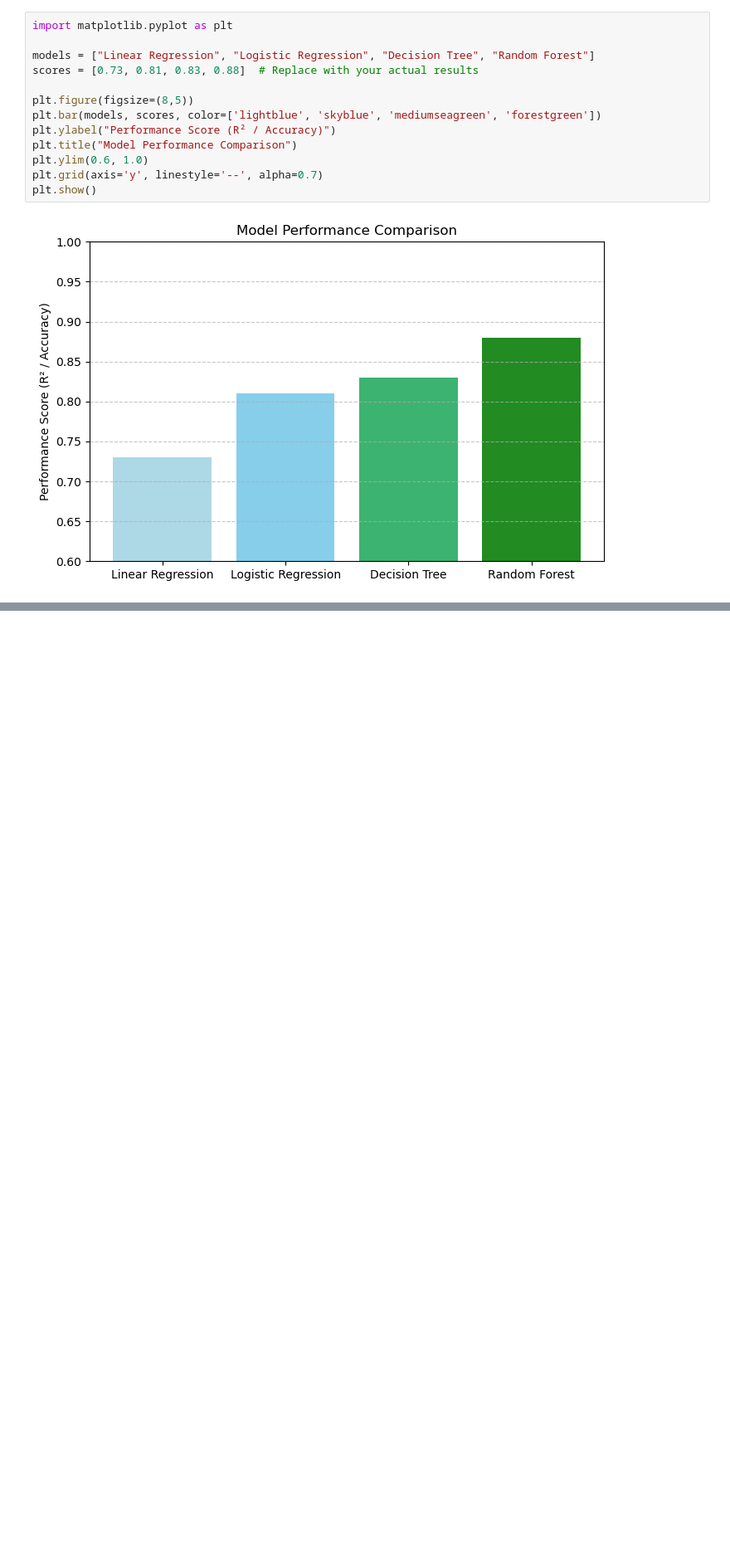
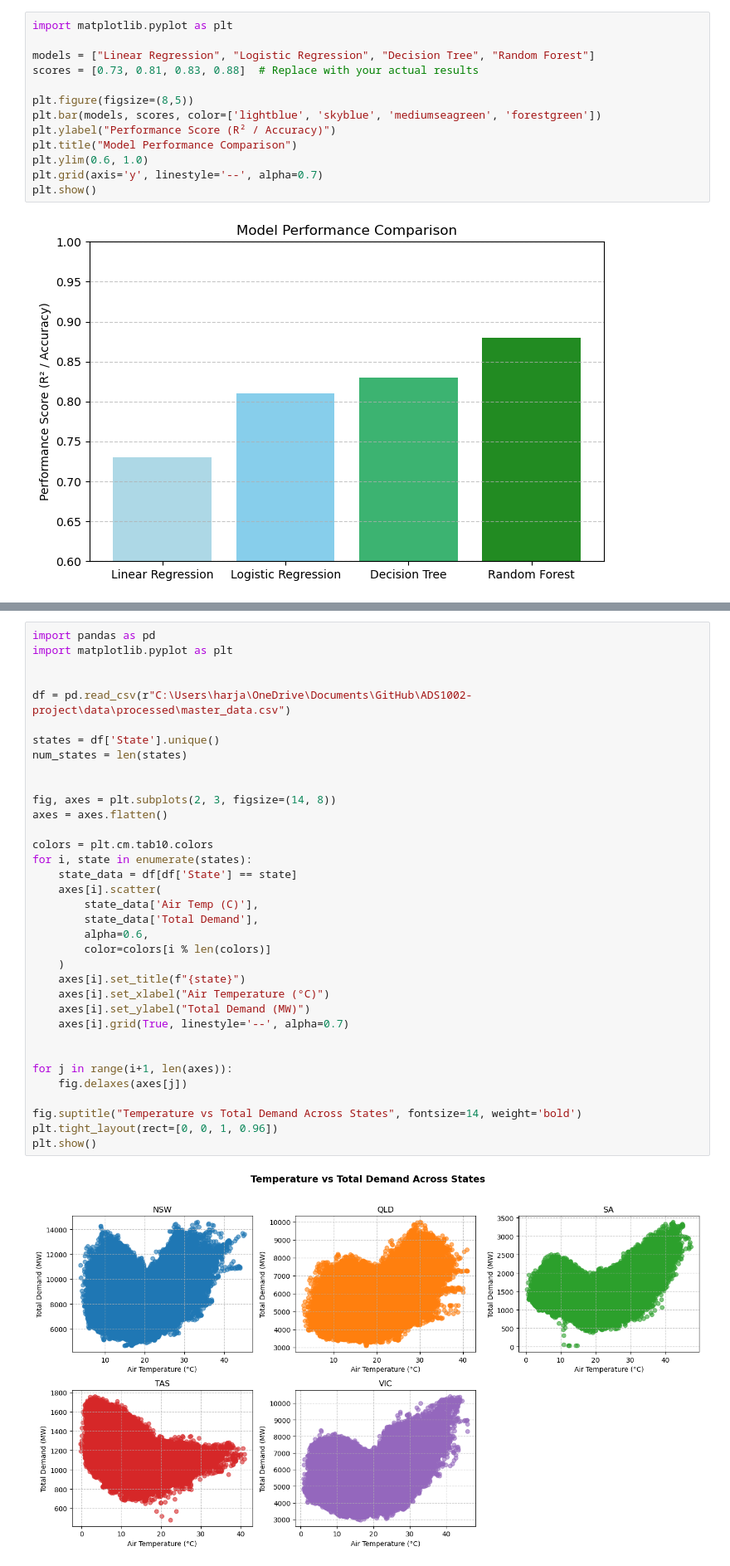
Before and after one commit to harjask-7/ADS1002-project, a Jupyter notebook: notebooks/harjas/eda_temp_demand.ipynb, the cells around one changed output, grey strips where cells are left out. Shown at 83% size. Cells and saved outputs as stored; diff of their text form; blank space fills up the shorter version.

```diff
--- a/notebooks/harjas/eda_temp_demand.ipynb
+++ b/notebooks/harjas/eda_temp_demand.ipynb
@@ -488,0 +525,37 @@ plt.show()
+# %%
+import pandas as pd
+import matplotlib.pyplot as plt
+
+
+df = pd.read_csv(r"C:\Users\harja\OneDrive\Documents\GitHub\ADS1002-project\data\processed\master_data.csv")
+
+states = df['State'].unique()
+num_states = len(states)
+
+
+fig, axes = plt.subplots(2, 3, figsize=(14, 8))
+axes = axes.flatten()
+
+colors = plt.cm.tab10.colors
+for i, state in enumerate(states):
+    state_data = df[df['State'] == state]
+    axes[i].scatter(
+        state_data['Air Temp (C)'],
+        state_data['Total Demand'],
+        alpha=0.6,
+        color=colors[i % len(colors)]
+    )
+    axes[i].set_title(f"{state}")
+    axes[i].set_xlabel("Air Temperature (°C)")
+    axes[i].set_ylabel("Total Demand (MW)")
+    axes[i].grid(True, linestyle='--', alpha=0.7)
+
+
+for j in range(i+1, len(axes)):
+    fig.delaxes(axes[j])
+
+fig.suptitle("Temperature vs Total Demand Across States", fontsize=14, weight='bold')
+plt.tight_layout(rect=[0, 0, 1, 0.96])
+plt.show()
+# %% [output]
+[figure, added]
```
Also changed, not shown: parts of 1 cell of this notebook.
